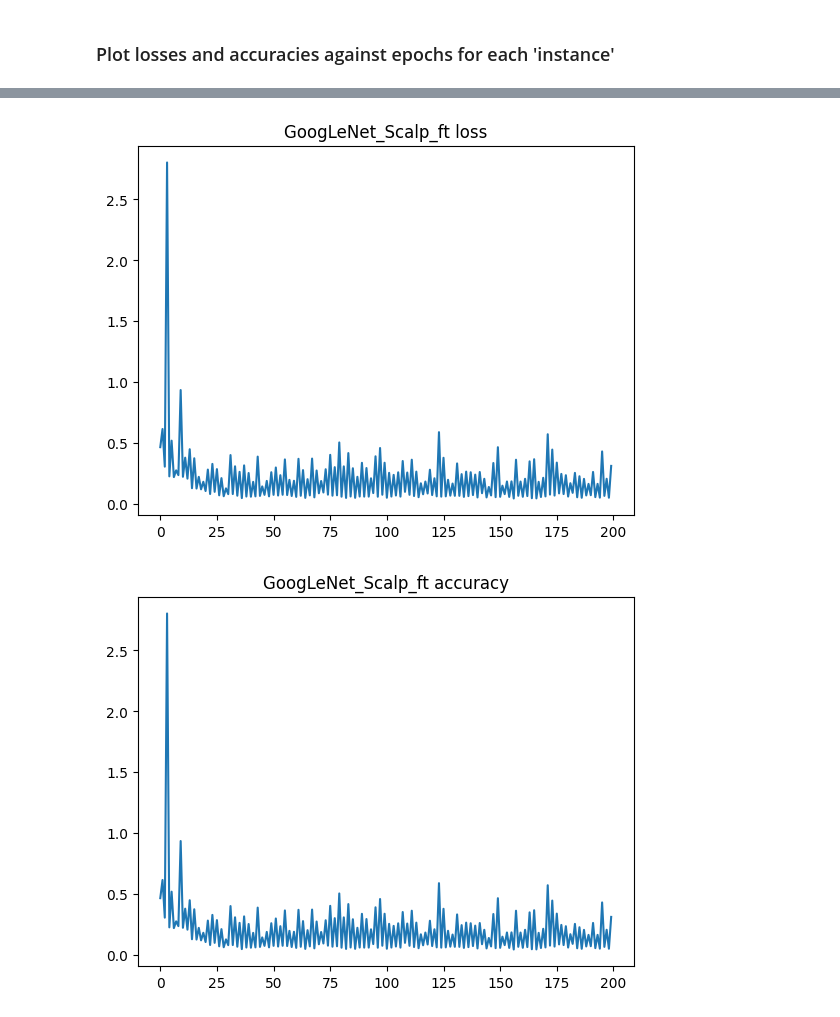
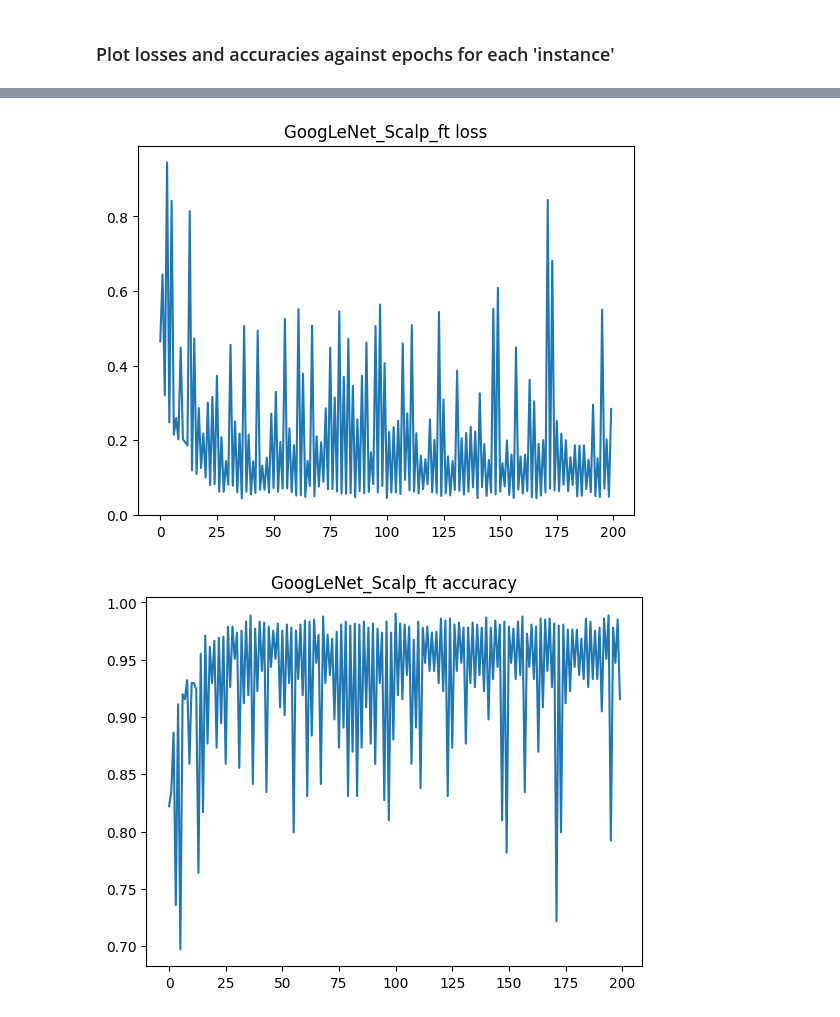
Before and after one commit to josephyooo/HPRS, a Jupyter notebook: model_evaluation.ipynb, the cells around one changed output, grey strips where cells are left out. Drawn from its saved outputs; the diff is of its cells as text; code cells hidden in the pictures.

Commit message:
run model_evaluation

```diff
--- a/model_evaluation.ipynb
+++ b/model_evaluation.ipynb
@@ -108,21 +108,21 @@ for model in models:
 # %% [markdown]
 ### Plot losses and accuracies against epochs for each 'instance'
 # %%
-from models import GoogLeNet_Scalp, AlexNet_Scalp, ResNeXt_Scalp
-
-models = [GoogLeNet_Scalp, AlexNet_Scalp, ResNeXt_Scalp]
+models = ['GoogLeNet_Scalp', 'AlexNet_Scalp', 'ResNeXt_Scalp']
 modes = ['ffe', 'ft']
 
 for model in models:
     for mode in modes:
-        losses = torch.load(f'weights/{model.__name__}_{mode}_losses.pt')
+        losses = torch.load(f'weights/{model}_{mode}_losses.pt')
 
-        plt.title(f'{model.__name__}_{mode} loss')
+        plt.title(f'{model}_{mode} loss')
         plt.plot(range(len(losses)), losses)
         plt.show()
 
-        accuracies = torch.load(f'weights/{model.__name__}_{mode}_accuracies.pt')
-        plt.title(f'{model.__name__}_{mode} accuracy')
+        accuracies = torch.load(f'weights/{model}_{mode}_accuracies.pt')
+        accuracies = [x.item() for x in accuracies]
+
+        plt.title(f'{model}_{mode} accuracy')
         plt.plot(range(len(accuracies)), accuracies)
         plt.show()
 # %% [output]
@@ -131,2 +131,2 @@ for model in models:
-[figure, old version]
+[figure, new version]
-[figure, old version]
+[figure, new version]
```
Also changed, not shown: parts of 2 cells of this notebook.
